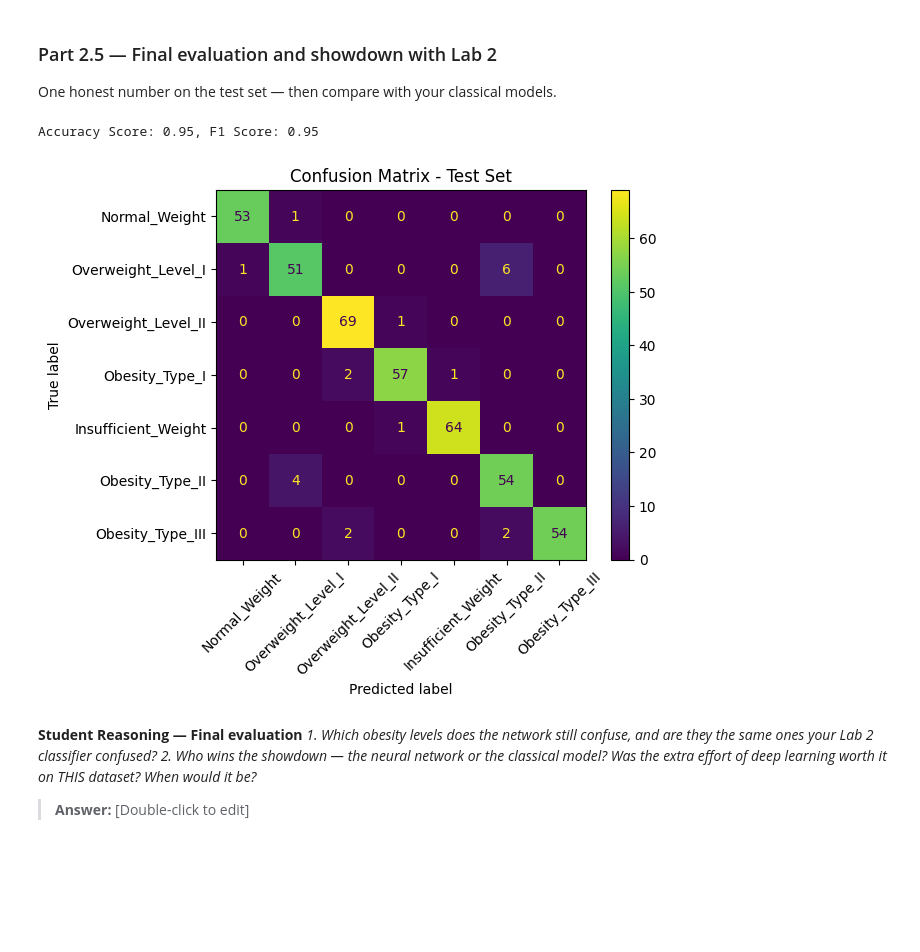
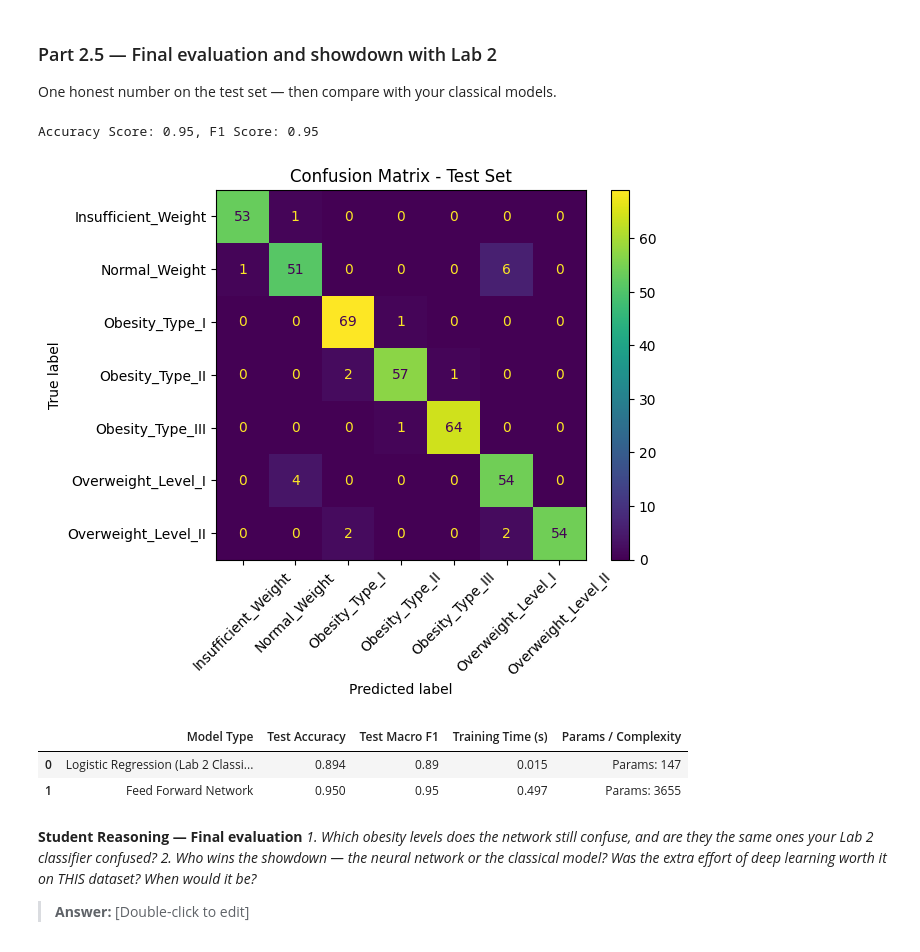
Before and after one commit to issahtiyum/lab-3, a Jupyter notebook: Lab_3.ipynb, the cells around one changed output. Cells and saved outputs as stored; diff of their text form; code cells hidden in the pictures; blank space fills up the shorter version.

```diff
--- a/Lab_3.ipynb
+++ b/Lab_3.ipynb
@@ -618,6 +619,7 @@ This matches the number of trainable parameters PyTorch returned.
 ### Part 2.3 — The training loop
 The same loop you built by hand in Section 1 — now with autograd, an optimizer, and batches.
 # %%
+import time
 # TODO: criterion = nn.CrossEntropyLoss()
 #       optimizer = torch.optim.Adam(model.parameters(), lr=1e-3)   # or SGD — justify
 criterion = nn.CrossEntropyLoss()
@@ -630,6 +632,8 @@ history = {"train_losses": [],
            "val_losses": [],
            "val_accuracies": []
           }
+best_model_time = 0
+ffn_start = time.time()
 
 # TODO: Train for at least 50 epochs. Each epoch:
 for epoch in range(epochs):
@@ -680,13 +684,13 @@ for epoch in range(epochs):
 
 
 # TODO: Save the best model (highest validation accuracy):
-#   torch.save(model.state_dict(), "ffn_best.pt")
     if val_accuracy > best_val_accuracy:
         best_val_accuracy = val_accuracy
+        ffn_end = time.time()
+        ffn_train_time = ffn_end - ffn_start
         torch.save(ffn_model.state_dict(), "ffn_best.pt")
 
 # TODO: Plot loss curves (train + val) and accuracy curves (train + val), with legends.
-# plt.plot(range(epochs), losses)
 plt.plot(range(epochs), history["train_losses"], label = "Training")
 plt.plot(range(epochs), history["val_losses"], label = "Validation")
 plt.legend()
@@ -885,11 +888,12 @@ sentences HOW dropout achieves this.*
 One honest number on the test set — then compare with your classical models.
 # %%
 from sklearn.metrics import accuracy_score, f1_score, classification_report, ConfusionMatrixDisplay
-
+from sklearn.linear_model import LogisticRegression
 
 # TODO: Load your best configuration's weights; model.eval().
-model = FeedForwardNet(X_train.shape[1])
+model = FeedForwardNet(input_dim=X_train.shape[1])
 model.load_state_dict(torch.load("ffn_best.pt"))
+model.to(DEVICE)
 model.eval()
 # TODO: Report test ACCURACY and MACRO-F1
 #   from sklearn.metrics import accuracy_score, f1_score, classification_report
@@ -897,37 +901,78 @@ with torch.no_grad():
       predictions = []
       targets = []
       for xb, yb in test_loader:
           logits = model(xb.to(DEVICE))
-          loss = criterion(logits, yb.to(DEVICE))
+          batch_preds = logits.argmax(dim=1)
 
-          batch_preds = logits.argmax(dim=1)
           predictions.extend(batch_preds.cpu().numpy())
           targets.extend((yb.cpu().numpy()))
 
 test_acc = accuracy_score(targets, predictions)
 test_f1 = f1_score(targets, predictions, average='macro')
 
 print(f"Accuracy Score: {round(test_acc, 3)}, F1 Score: {round(test_f1, 3)}")
 
 # TODO: Confusion matrix for the test set with the 7 class names
 #   from sklearn.metrics import ConfusionMatrixDisplay
 
 ConfusionMatrixDisplay.from_predictions(
     targets,
     predictions,
     xticks_rotation=45,
-    display_labels=classes
+    display_labels=label_encoder.classes_
 )
 
 plt.title("Confusion Matrix - Test Set")
 plt.show()
 
+
 # TODO: Build a small comparison table (a pandas DataFrame is fine):
 #   rows = [your best Lab 2 classifier, this neural network]
 #   cols = [test accuracy, test macro-F1, training time, number of parameters/trees]
+
+lr_model = LogisticRegression(max_iter=1000, random_state=RANDOM_STATE)
+
+lr_start = time.time()
+lr_model.fit(X_train_scaled, y_train)
+lr_end = time.time()
+lr_train_time = lr_end - lr_start
+
+
+lr_test_pred  = lr_model.predict(X_test_scaled)
+lr_test_acc = accuracy_score(y_test, lr_test_pred)
+lr_test_f1 = f1_score(y_test, lr_test_pred, average='macro')
+
+comparison_table = {
+    "Model Type":[
+        "Logistic Regression (Lab 2 Classifier)",
+        "Feed Forward Network"
+    ],
+    "Test Accuracy":[
+        round(lr_test_acc, 3),
+        round(test_acc, 3)
+    ],
+    "Test Macro F1":[
+        round(lr_test_f1, 3),
+        round(test_f1, 3)
+    ],
+    "Training Time (s)":[
+      round(lr_train_time, 3),
+      round(ffn_train_time, 3)
+    ],
+    "Params / Complexity":[
+    f"Params: {lr_model.coef_.size + lr_model.intercept_.size}", # num of weights + num of biases
+    f"Params: {trainable_params}"
+    ],
+}
+
+df_comparison_table = pd.DataFrame(comparison_table)
+df_comparison_table
 # %% [output]
 Accuracy Score: 0.95, F1 Score: 0.95
-[figure, old version]
+[figure, new version]
+|  | Model Type | Test Accuracy | Test Macro F1 | Training Time (s) | Params / Complexity |
+| 0 | Logistic Regression (Lab 2 Classi... | 0.894 | 0.89 | 0.015 | Params: 147 |
+| 1 | Feed Forward Network | 0.950 | 0.95 | 0.497 | Params: 3655 |
 # %% [markdown]
 **Student Reasoning — Final evaluation**
 *1. Which obesity levels does the network still confuse, and are they the same ones your
```
Also changed, not shown: parts of 3 cells of this notebook.
